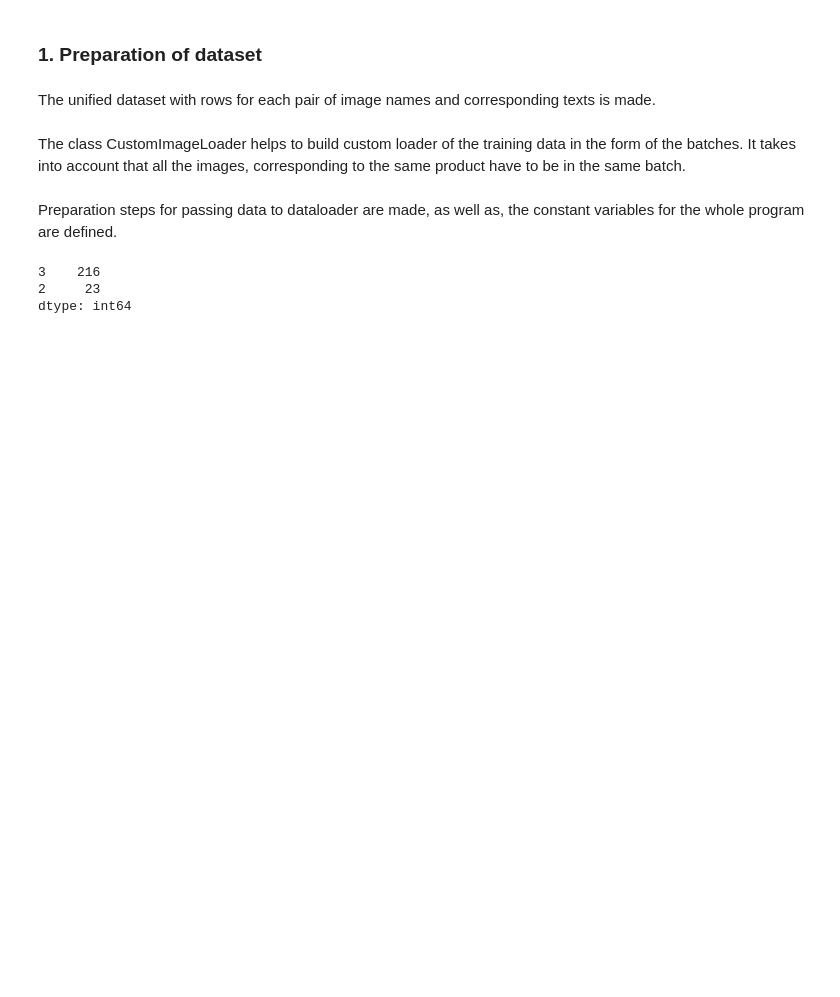
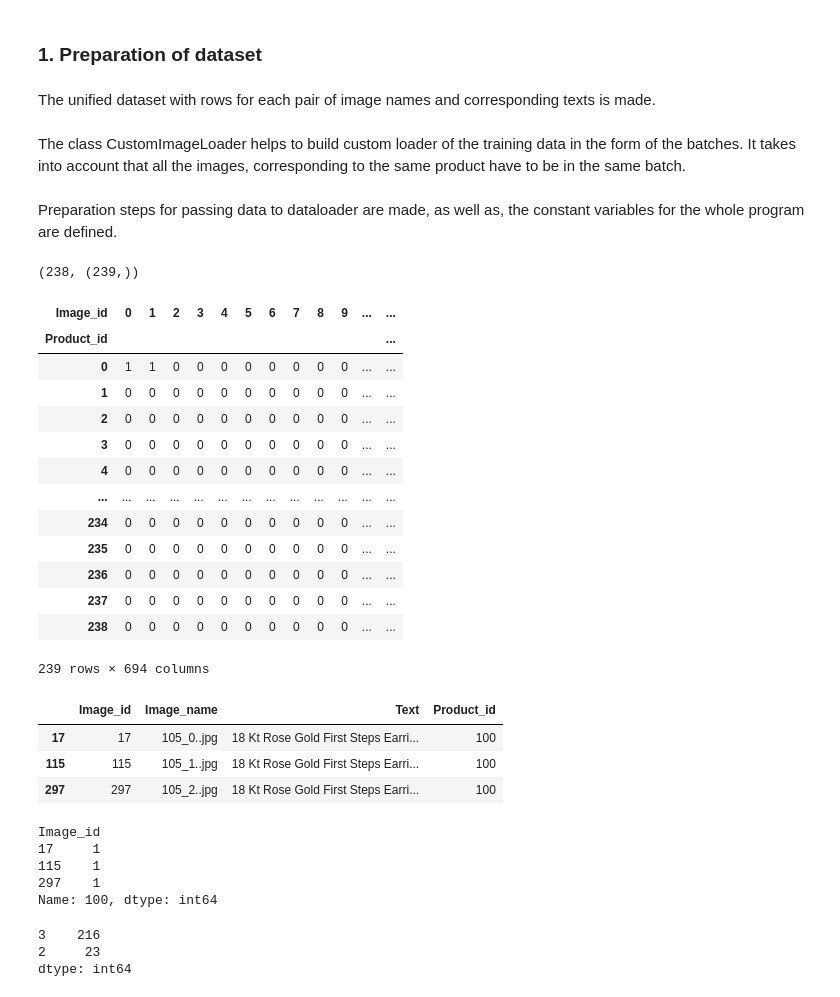
Before and after one commit to geoph9/VonMuziris, a Jupyter notebook: Train.ipynb, the cells around one changed output. Drawn from its saved outputs; the diff is of its cells as text; code cells hidden in the pictures; blank space fills up the shorter version.

```diff
--- a/Train.ipynb
+++ b/Train.ipynb
@@ -108,3 +119,39 @@ dataset = CustomImageLoader(annotations_file, img_dir, transform=transform)
 # Creation of batches of products. For each product there are 2/3 images, so the actual batch size is ~20-30 pairs.
 prod_batch_size = 10
 products_groups = [products[i:i + prod_batch_size] for i in range(0, len(products), prod_batch_size)]
+# %%
+annotations_file.Product_id.max(), annotations_file.Product_id.unique().shape
+# %% [output]
+(238, (239,))
+# %%
+ADJACENCY_TRUE
+# %% [output]
+| Image_id | 0 | 1 | 2 | 3 | 4 | 5 | 6 | 7 | 8 | 9 | ... | ... |
+| Product_id |  |  |  |  |  |  |  |  |  |  |  | ... |
+| 0 | 1 | 1 | 0 | 0 | 0 | 0 | 0 | 0 | 0 | 0 | ... | ... |
+| 1 | 0 | 0 | 0 | 0 | 0 | 0 | 0 | 0 | 0 | 0 | ... | ... |
+| 2 | 0 | 0 | 0 | 0 | 0 | 0 | 0 | 0 | 0 | 0 | ... | ... |
+| 3 | 0 | 0 | 0 | 0 | 0 | 0 | 0 | 0 | 0 | 0 | ... | ... |
+| 4 | 0 | 0 | 0 | 0 | 0 | 0 | 0 | 0 | 0 | 0 | ... | ... |
+| ... | ... | ... | ... | ... | ... | ... | ... | ... | ... | ... | ... | ... |
+| 234 | 0 | 0 | 0 | 0 | 0 | 0 | 0 | 0 | 0 | 0 | ... | ... |
+| 235 | 0 | 0 | 0 | 0 | 0 | 0 | 0 | 0 | 0 | 0 | ... | ... |
+| 236 | 0 | 0 | 0 | 0 | 0 | 0 | 0 | 0 | 0 | 0 | ... | ... |
+| 237 | 0 | 0 | 0 | 0 | 0 | 0 | 0 | 0 | 0 | 0 | ... | ... |
+| 238 | 0 | 0 | 0 | 0 | 0 | 0 | 0 | 0 | 0 | 0 | ... | ... |
+239 rows × 694 columns
+# %%
+annotations_file[annotations_file.Product_id == 100]
+# %% [output]
+|  | Image_id | Image_name | Text | Product_id |
+| 17 | 17 | 105_0..jpg | 18 Kt Rose Gold First Steps Earri... | 100 |
+| 115 | 115 | 105_1..jpg | 18 Kt Rose Gold First Steps Earri... | 100 |
+| 297 | 297 | 105_2..jpg | 18 Kt Rose Gold First Steps Earri... | 100 |
+# %%
+ADJACENCY_TRUE.iloc[100,:][ADJACENCY_TRUE.iloc[100,:]==1]
+# %% [output]
+Image_id
+17     1
+115    1
+297    1
+Name: 100, dtype: int64
```
Also changed, not shown: parts of 10 cells of this notebook.
